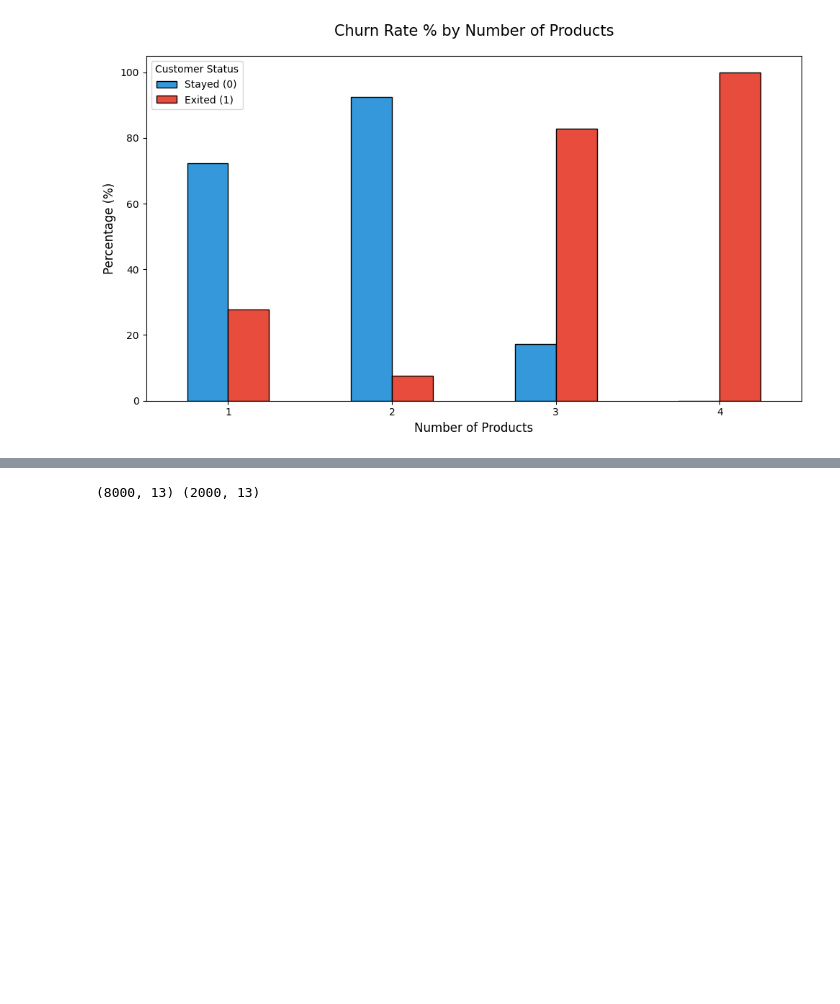
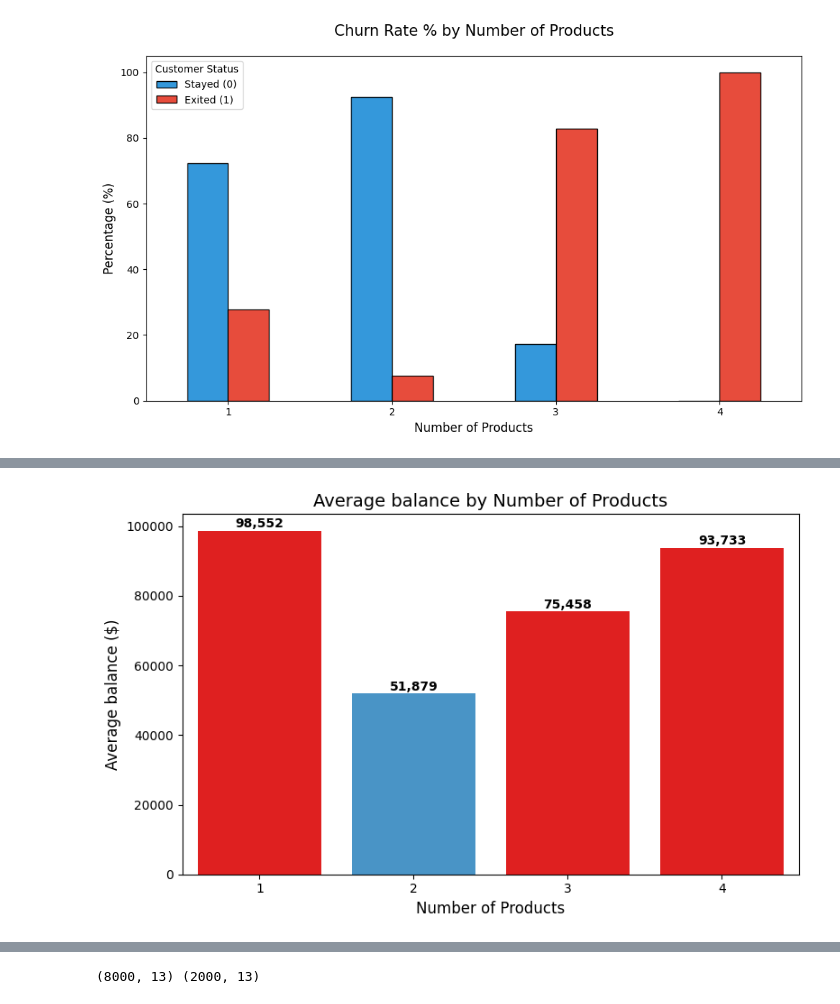
Before and after one commit to Zainch032/bank-churn-predictor, a Jupyter notebook: notebook/bank_churn.ipynb, the cells around one changed output, grey strips where cells are left out. Saved outputs shown, nothing was run; the diff lists cells and outputs as text; code cells hidden in the pictures; blank space fills up the shorter version.

```diff
--- a/notebook/bank_churn.ipynb
+++ b/notebook/bank_churn.ipynb
@@ -369,0 +424,26 @@ Based on EDA, we select the most predictive features and apply:
+# %%
+import matplotlib.pyplot as plt
+import seaborn as sns
+
+# Average balance for each product count
+avg_balance = (df.groupby("NumOfProducts")["Balance"]
+                 .mean()
+                 .reset_index())
+
+colors = ['red', '#3498db', 'red', 'red']  # highlight 3 and 4 (high churn)
+
+plt.figure(figsize=(8, 5))
+ax = sns.barplot(data=avg_balance, x="NumOfProducts", y="Balance",
+                 hue="NumOfProducts", palette=colors, legend=False)
+
+# Value labels on every bar
+for i, v in enumerate(avg_balance["Balance"]):
+    ax.text(i, v + 1000, f'{v:,.0f}', ha='center', fontweight='bold')
+
+plt.title('Average balance by Number of Products', fontsize=14)
+plt.xlabel('Number of Products', fontsize=12)
+plt.ylabel('Average balance ($)', fontsize=12)
+plt.tight_layout()
+plt.show()
+# %% [output]
+[figure, added]
```
Also changed, not shown: parts of 73 cells of this notebook, 2 other files.
